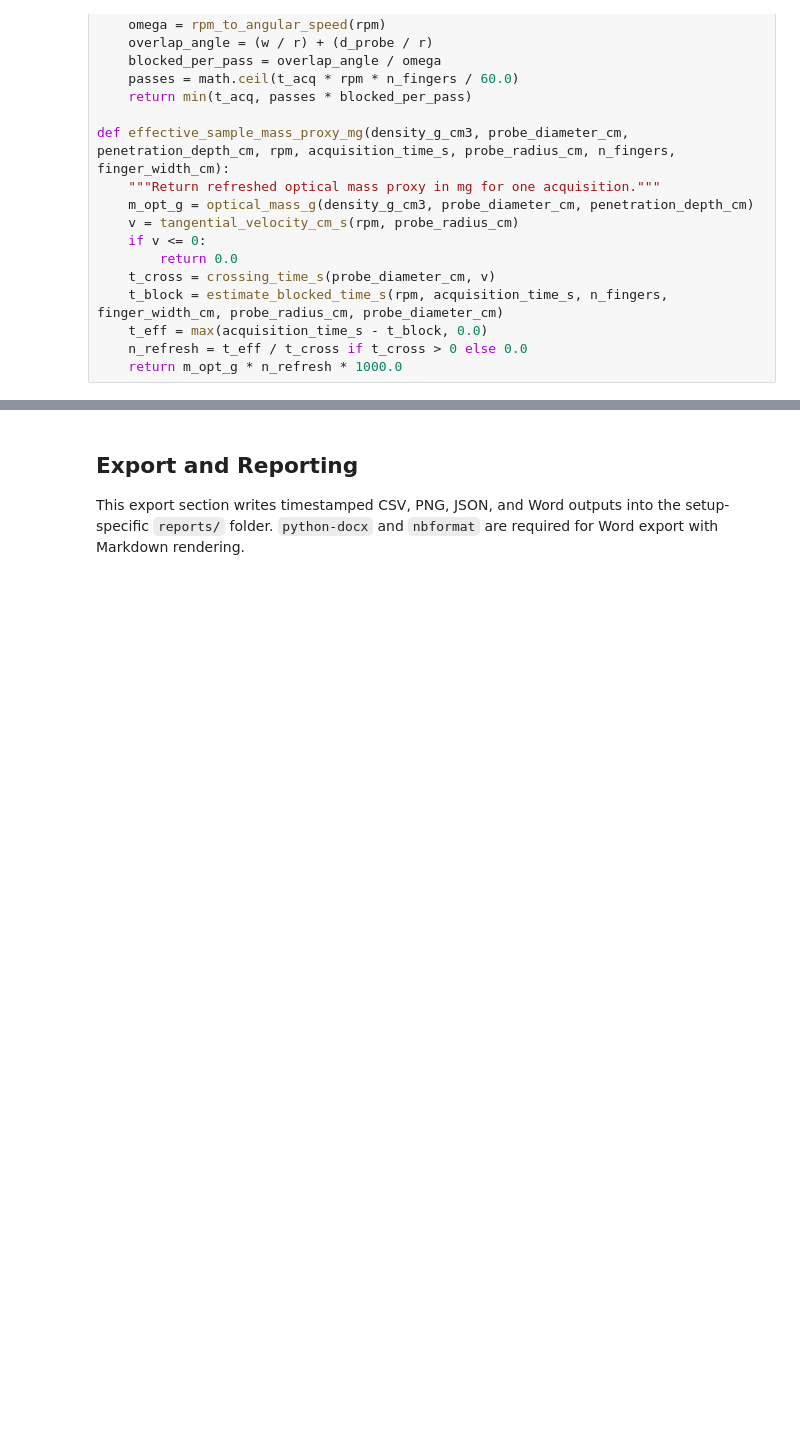
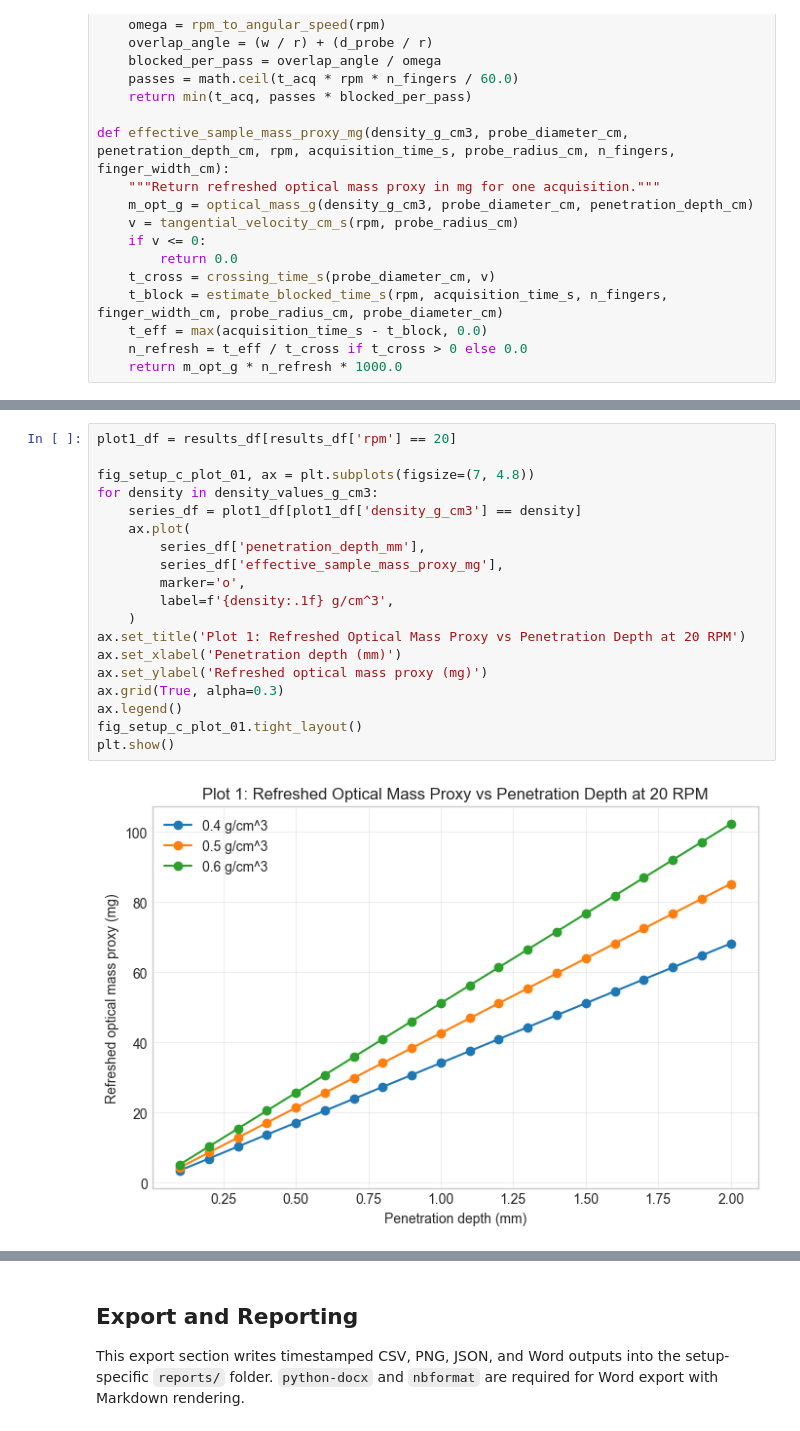
Before and after one commit to skibstede-web/efs-effective-sample-size, a Jupyter notebook: notebooks/setup_C_spiderwheel_effective_sample_size.ipynb, the cells around one changed output, grey strips where cells are left out. Cells and saved outputs as stored; diff of their text form; blank space fills up the shorter version.

Commit message:
Updated setup C notebook

```diff
--- a/notebooks/setup_C_spiderwheel_effective_sample_size.ipynb
+++ b/notebooks/setup_C_spiderwheel_effective_sample_size.ipynb
@@ -333,0 +436,21 @@ The notebook estimates a first-order refreshed optical mass proxy for Setup C. D
+# %%
+plot1_df = results_df[results_df['rpm'] == 20]
+
+fig_setup_c_plot_01, ax = plt.subplots(figsize=(7, 4.8))
+for density in density_values_g_cm3:
+    series_df = plot1_df[plot1_df['density_g_cm3'] == density]
+    ax.plot(
+        series_df['penetration_depth_mm'],
+        series_df['effective_sample_mass_proxy_mg'],
+        marker='o',
+        label=f'{density:.1f} g/cm^3',
+    )
+ax.set_title('Plot 1: Refreshed Optical Mass Proxy vs Penetration Depth at 20 RPM')
+ax.set_xlabel('Penetration depth (mm)')
+ax.set_ylabel('Refreshed optical mass proxy (mg)')
+ax.grid(True, alpha=0.3)
+ax.legend()
+fig_setup_c_plot_01.tight_layout()
+plt.show()
+# %% [output]
+[figure, added]
```
Also changed, not shown: parts of 43 cells of this notebook, 20 other files.
